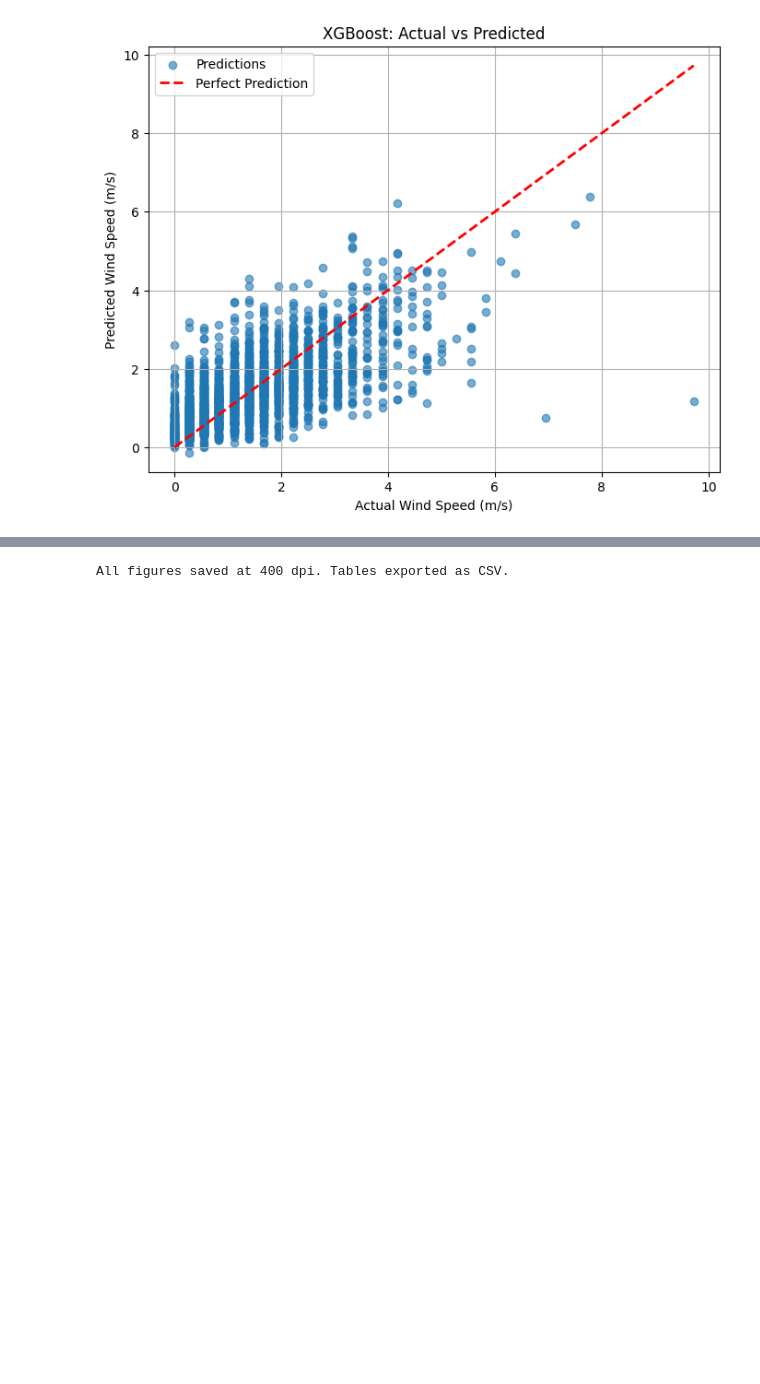
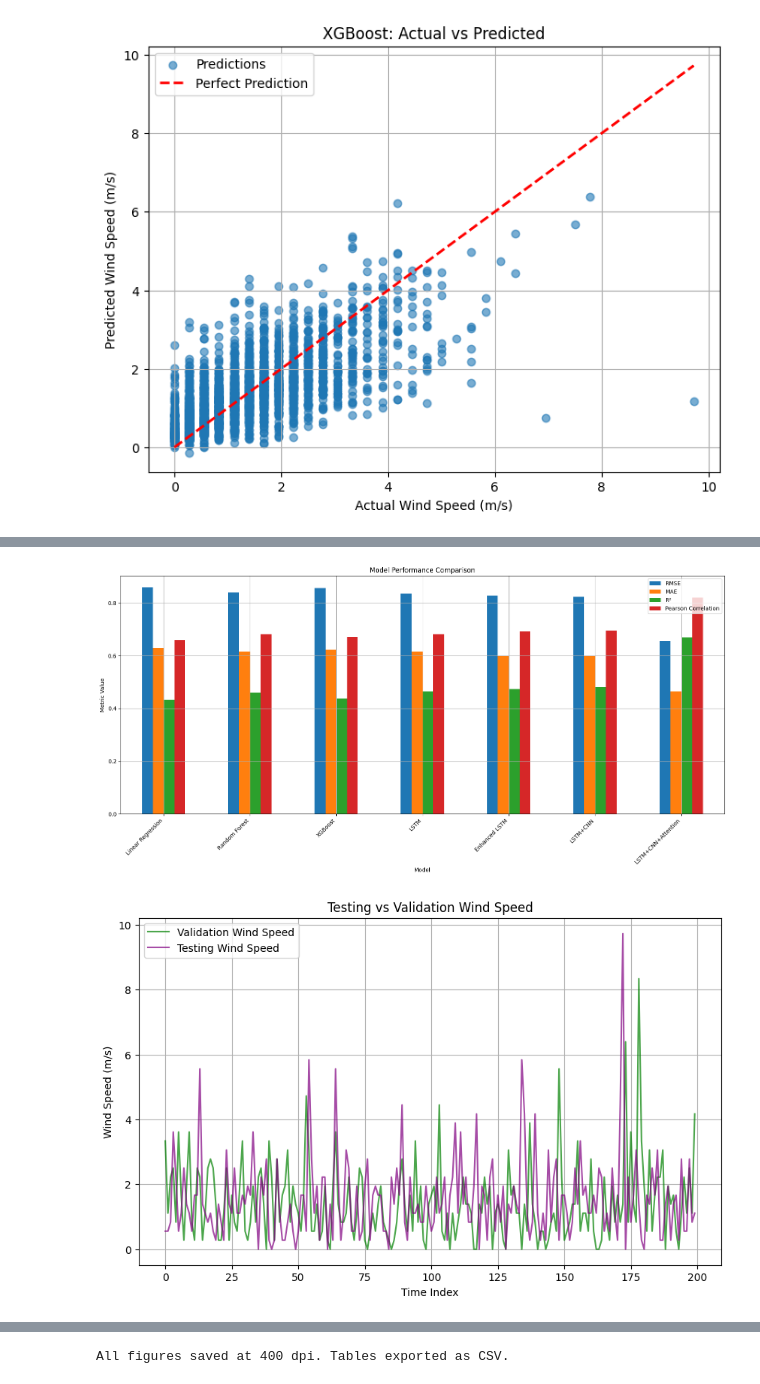
Before and after one commit to chhamman0210/Downscaling-Research, a Jupyter notebook: Revised_version.ipynb, the cells around one changed output, grey strips where cells are left out. Cells and saved outputs as stored; diff of their text form; code cells hidden in the pictures; blank space fills up the shorter version.

```diff
--- a/Revised_version.ipynb
+++ b/Revised_version.ipynb
@@ -892 +893,76 @@ plt.show()
 [figure]
+# %%
+import pandas as pd
+import matplotlib.pyplot as plt
+
+
+# Residuals
+residuals = y_test - y_test_pred_attention
+
+
+# Add MAE to Model Comparison Table
+model_comparison = pd.DataFrame({
+    'Model': [
+        'Linear Regression', 'Random Forest', 'XGBoost',
+        'LSTM', 'Enhanced LSTM', 'LSTM+CNN', 'LSTM+CNN+Attention'
+    ],
+    'RMSE': [
+        lr_metrics['RMSE'], rf_metrics['RMSE'], xgb_metrics['RMSE'],
+        lstm_metrics['RMSE'], enhanced_lstm_metrics['RMSE'], lstm_cnn_metrics['RMSE'], attention_metrics['RMSE']
+    ],
+    'MAE': [
+        lr_metrics['MAE'], rf_metrics['MAE'], xgb_metrics['MAE'],
+        lstm_metrics['MAE'], enhanced_lstm_metrics['MAE'], lstm_cnn_metrics['MAE'], attention_metrics['MAE']
+    ],
+    'R²': [
+        lr_metrics['R²'], rf_metrics['R²'], xgb_metrics['R²'],
+        lstm_metrics['R²'], enhanced_lstm_metrics['R²'], lstm_cnn_metrics['R²'], attention_metrics['R²']
+    ],
+    'Pearson Correlation': [
+        lr_metrics['Pearson Correlation'], rf_metrics['Pearson Correlation'],
+        xgb_metrics['Pearson Correlation'], lstm_metrics['Pearson Correlation'],
+        enhanced_lstm_metrics['Pearson Correlation'], lstm_cnn_metrics['Pearson Correlation'],
+        attention_metrics['Pearson Correlation']
+    ]
+})
+
+print(model_comparison)
+
+# Visualization of Model Performance
+fig, ax = plt.subplots(figsize=(16, 8))  # Increased figure size to avoid cutting
+model_comparison.plot(x='Model', y=['RMSE', 'MAE', 'R²', 'Pearson Correlation'], kind='bar', ax=ax)
+
+# Adding the title, labels, and grid
+ax.set_title('Model Performance Comparison')
+ax.set_ylabel('Metric Value')
+ax.grid(True)
+
+# Rotate x-axis labels for better readability
+plt.xticks(rotation=45, ha='right')
+
+# Ensure that everything fits within the figure without clipping
+plt.tight_layout()
+
+# Save the figure with a high resolution and ensure the entire plot is saved
+plt.savefig('Model_Performance_Comparison.png', dpi=400, bbox_inches='tight')
+
+# Show the plot
+plt.show()
+
+
+# Testing vs Validation Graph (For Comparison)
+plt.figure(figsize=(10, 6))
+plt.plot(y_val.values[:200], label='Validation Wind Speed', color='green', alpha=0.7)
+plt.plot(y_test.values[:200], label='Testing Wind Speed', color='purple', alpha=0.7)
+plt.xlabel('Time Index')
+plt.ylabel('Wind Speed (m/s)')
+plt.title('Testing vs Validation Wind Speed')
+plt.legend()
+plt.grid()
+
+# Save the Testing vs Validation plot
+plt.savefig('Testing_vs_Validation_Wind_Speed.png', dpi=400, bbox_inches='tight')
+
+# Show the plot
+plt.show()
+# %% [output]
@@ -893,3 +977,5 @@ plt.show()
+[figure, added]
+[figure, added]
 # %%
 # ========== 9. Save Model Architecture Table ==========
 arch = []
```
Also changed, not shown: parts of 10 cells of this notebook.
